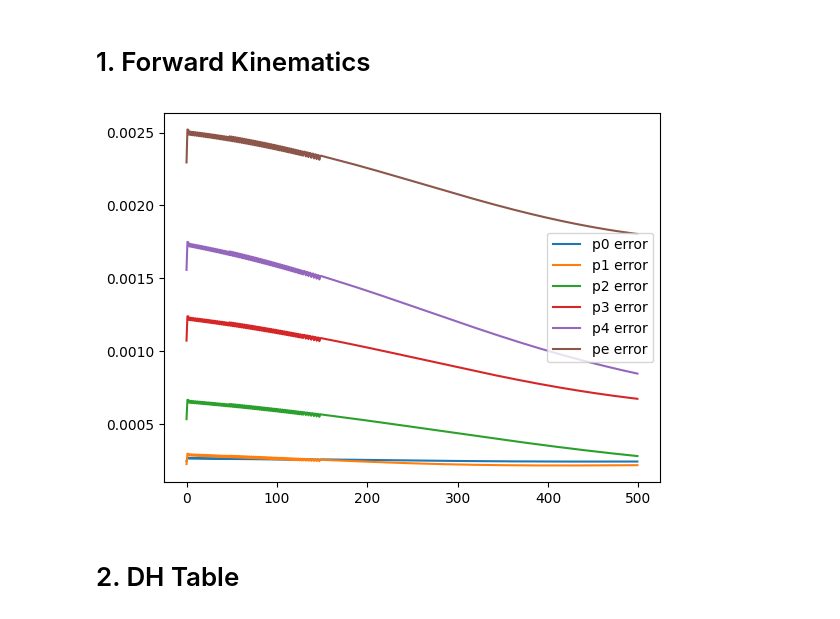
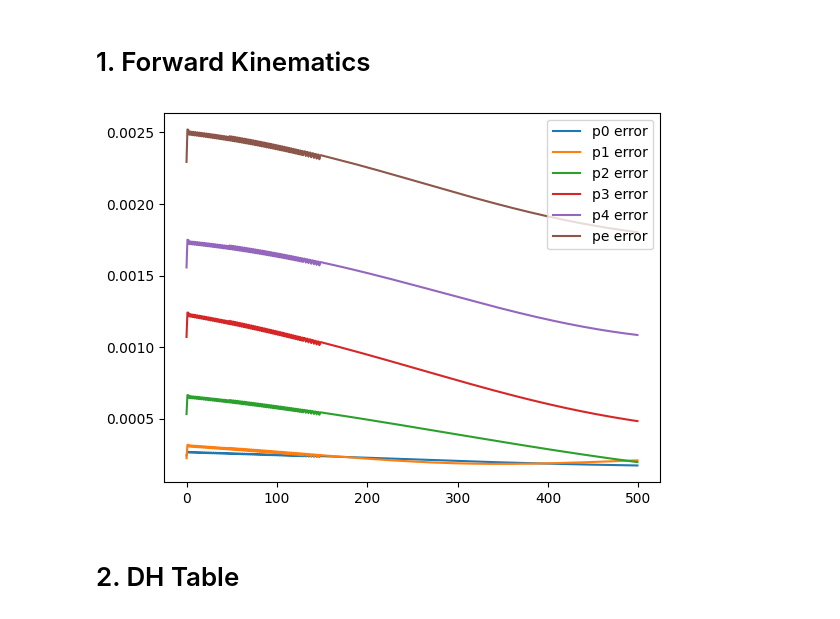
Before and after one commit to with-rl/with-robot-3rd, a Jupyter notebook: youBot/kinematics_analysis.ipynb, the cells around one changed output. Cells and saved outputs as stored; diff of their text form; code cells hidden in the pictures.

Commit message:
euler to quaternion

```diff
--- a/youBot/kinematics_analysis.ipynb
+++ b/youBot/kinematics_analysis.ipynb
@@ -121,28 +122,18 @@ def run_step():
     je = -0.050
     sim.setJointTargetPosition(joints[5], je)
 
-    pc = sim.getObjectPosition(points[0])
-    oc = sim.getObjectOrientation(points[0])
-    pc = np.array(pc + oc)
-    p0 = sim.getObjectPosition(points[1])
-    p0 = np.array(p0)
-    p1 = sim.getObjectPosition(points[2])
-    p1 = np.array(p1)
-    p2 = sim.getObjectPosition(points[3])
-    p2 = np.array(p2)
-    p3 = sim.getObjectPosition(points[4])
-    p3 = np.array(p3)
-    p4 =sim.getObjectPosition(points[5])
-    p4 = np.array(p4)
-    pe =sim.getObjectPosition(points[6])
-    pe = np.array(pe)
+    ps = []
+    for point in points:
+        p = sim.getObjectPosition(point)
+        o = sim.getObjectQuaternion(point)
+        ps.append(np.array(p + o))
 
-    return (j0, j1, j2, j3, j4, je), (pc, p0, p1, p2, p3, p4, pe)
+    return (j0, j1, j2, j3, j4, je), tuple(ps)
 # %%
 # 0.5. forward kinematics
 def fk(pc, j0, j1, j2, j3, j4):
     # 월드 기준 자동차
-    dc = pc[5]
+    dc = R.from_quat(pc[3:]).as_euler('xyz')[-1]
     TWC = np.array([
         [np.cos(dc), -np.sin(dc), 0, pc[0]],
         [np.sin(dc),  np.cos(dc), 0, pc[1]],
@@ -233,38 +224,38 @@ def fk(pc, j0, j1, j2, j3, j4):
 # %%
 # 0.6.1. 로그 기록
 n_steps = 500
 log = np.zeros((n_steps, 6))
 
 # 0.6.2. 시뮬레이션 실행
 sim.setStepping(True)
 sim.startSimulation()
 
 # 0.6.3. 각 스텝 실행
 for i in range(n_steps):
     (j0, j1, j2, j3, j4, je), (pc, p0, p1, p2, p3, p4, pe) = run_step()
     p0_hat, p1_hat, p2_hat, p3_hat, p4_hat, pe_hat = fk(pc,j0, j1, j2, j3, j4)
-    log[i][0] = np.linalg.norm(p0 - p0_hat)
-    log[i][1] = np.linalg.norm(p1 - p1_hat)
-    log[i][2] = np.linalg.norm(p2 - p2_hat)
-    log[i][3] = np.linalg.norm(p3 - p3_hat)
-    log[i][4] = np.linalg.norm(p4 - p4_hat)
-    log[i][5] = np.linalg.norm(pe - pe_hat)
+    log[i][0] = np.linalg.norm(p0[:3] - p0_hat)
+    log[i][1] = np.linalg.norm(p1[:3] - p1_hat)
+    log[i][2] = np.linalg.norm(p2[:3] - p2_hat)
+    log[i][3] = np.linalg.norm(p3[:3] - p3_hat)
+    log[i][4] = np.linalg.norm(p4[:3] - p4_hat)
+    log[i][5] = np.linalg.norm(pe[:3] - pe_hat)
     sim.step()
 
 # 0.6.4. 시뮬레이션 종료
 sim.stopSimulation()
 
 # 0.6.5. 로그 시각화
 plt.plot(log[:, 0], label="p0 error")
 plt.plot(log[:, 1], label="p1 error")
 plt.plot(log[:, 2], label="p2 error")
 plt.plot(log[:, 3], label="p3 error")
 plt.plot(log[:, 4], label="p4 error")
 plt.plot(log[:, 5], label="pe error")
 plt.legend()
 plt.show()
 # %% [output]
-[figure, old version]
+[figure, new version]
 # %% [markdown]
 # 2. DH Table
 # %%
```
Also changed, not shown: parts of 4 cells of this notebook.
